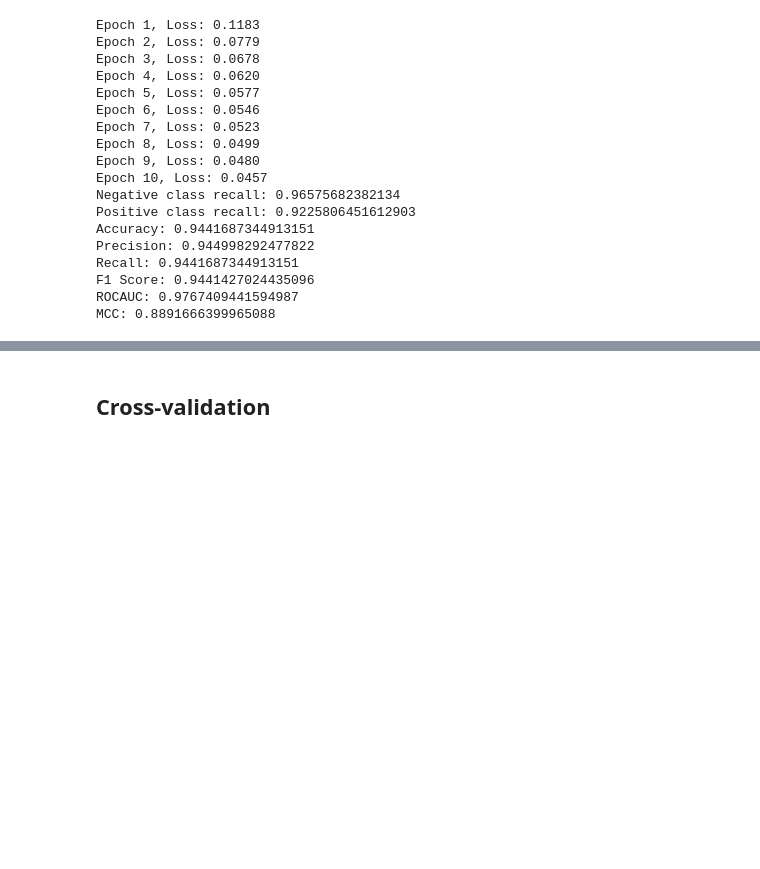
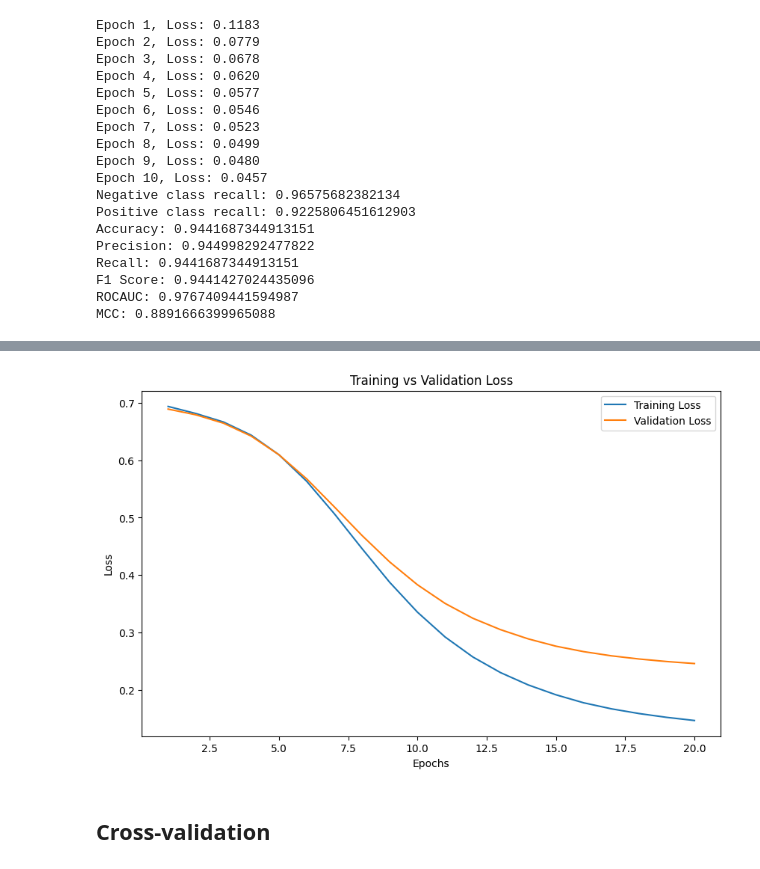
Before and after one commit to faezesarlakifar/AllerTrans, a Jupyter notebook: modeling/nonlinear-DNN.ipynb, the cells around one changed output, grey strips where cells are left out. Saved outputs shown, nothing was run; the diff lists cells and outputs as text; code cells hidden in the pictures; blank space fills up the shorter version.

Commit message:
Add learning curves

```diff
--- a/modeling/nonlinear-DNN.ipynb
+++ b/modeling/nonlinear-DNN.ipynb
@@ -381,3 +381,69 @@ MCC: 0.8891666399965088
 # %%
 model17 = model
 torch.save(model17.state_dict(), 'model17-protT5.pt')
+# %%
+# @title Learning Curve
+import matplotlib.pyplot as plt
+
+# Input size, hidden layer sizes, output size
+model = NeuralNet(1024, 200, 100, 50, 2)
+
+# Loss and optimizer
+criterion = nn.CrossEntropyLoss()
+optimizer = torch.optim.Adam(model.parameters(), lr=0.00001)
+
+batch_size = 128
+
+# Lists to store train and validation losses
+train_losses = []
+val_losses = []
+
+# Train loop
+for epoch in range(20):
+    model.train()  # Set model to training mode
+    epoch_train_loss = 0.0
+
+    # Iterate over batches (training)
+    for i in range(0, len(X_train), batch_size):
+        batch_X = X_train[i:i+batch_size]
+        batch_y = y_train[i:i+batch_size]
+
+        # Forward pass and loss
+        outputs = model(batch_X)
+        loss = criterion(outputs, batch_y)
+
+        # Backward pass
+        loss.backward()
+        optimizer.step()
+        optimizer.zero_grad()
+
+        # Accumulate loss for the epoch
+        epoch_train_loss += loss.item()
+
+    # Average train loss for the epoch
+    epoch_train_loss /= (len(X_train) / batch_size)
+    train_losses.append(epoch_train_loss)
+
+    # Validation phase using test data (since it's actually validation)
+    model.eval()  # Set model to evaluation mode
+    with torch.no_grad():
+        # Forward pass for validation
+        val_outputs = model(X_test)  # Using test data as validation
+        val_loss = criterion(val_outputs, y_test)  # Assuming y_test is the validation labels
+
+        # Store validation loss
+        val_losses.append(val_loss.item())
+
+    # Print train loss and validation loss
+    print(f"Epoch {epoch+1}, Train Loss: {epoch_train_loss:.4f}, Validation Loss: {val_loss.item():.4f}")
+
+# Plot the learning curves (train and validation losses)
+plt.figure(figsize=(10, 6))
+plt.plot(range(1, 21), train_losses, label='Training Loss')
+plt.plot(range(1, 21), val_losses, label='Validation Loss')
+plt.xlabel('Epochs')
+plt.ylabel('Loss')
+plt.title('Training vs Validation Loss')
+plt.legend()
+plt.show()
+# %% [output]
@@ -384,3 +470,4 @@ torch.save(model17.state_dict(), 'model17-protT5.pt')
+[figure, added]
 # %% [markdown]
 ## Cross-validation
 # %%
```
Also changed, not shown: parts of 7 cells of this notebook.
